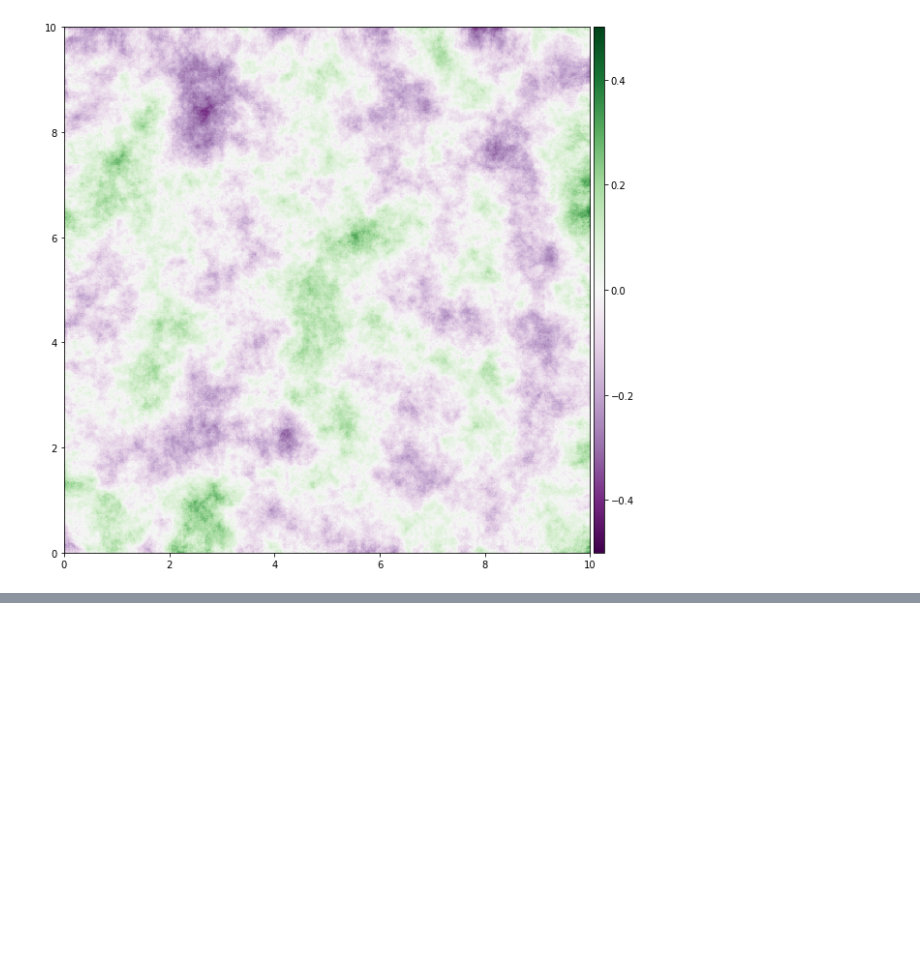
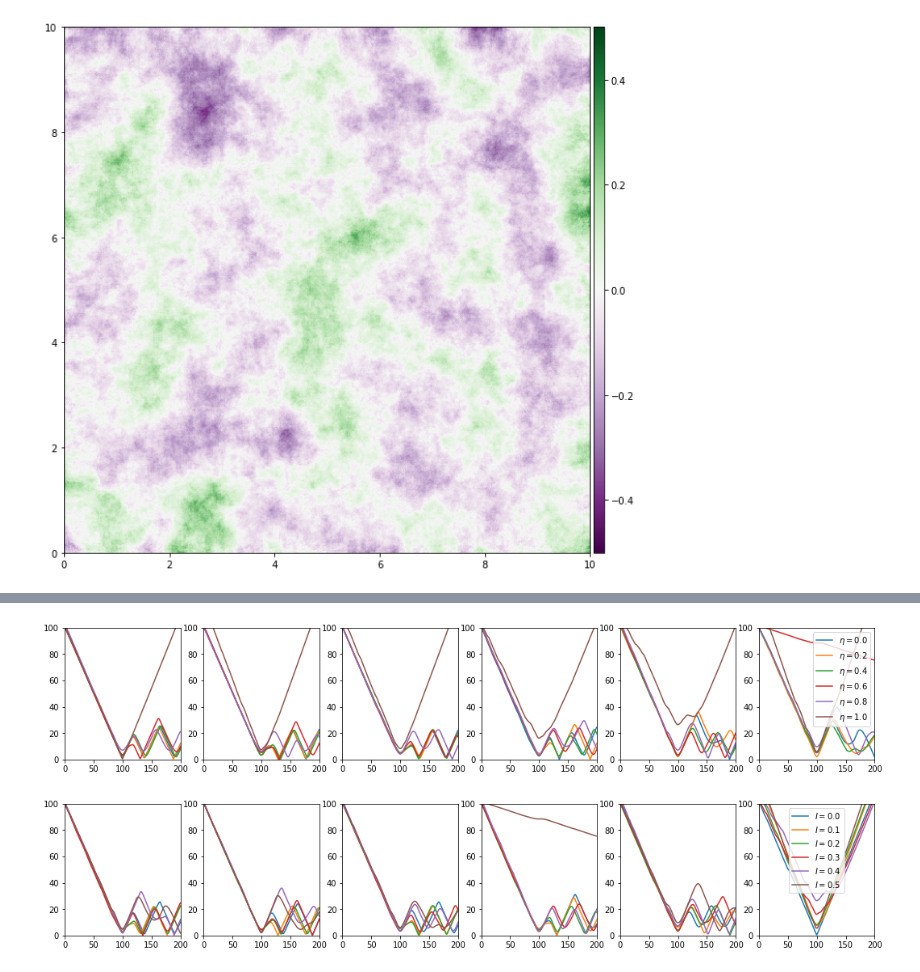
Before and after one commit to InsectRobotics/insectvision, a Jupyter notebook: notebooks/plos.ipynb, the cells around one changed output, grey strips where cells are left out. Cells and saved outputs as stored; diff of their text form; code cells hidden in the pictures; blank space fills up the shorter version.

```diff
--- a/notebooks/plos.ipynb
+++ b/notebooks/plos.ipynb
@@ -344,0 +379,20 @@ np.savez_compressed("data/pi-stats.npz", **stats)
+# %%
+plt.figure("Inclinations' tortuosity", figsize=(18, 3))
+for j, max_alt in enumerate(un_max_alts):
+    for id, noise in enumerate(un_noises):
+        d_x = d_xs[np.all([max_alt == max_alts, noise == noises], axis=0)]
+        d_c = d_cs[np.all([max_alt == max_alts, noise == noises], axis=0)]
+        plot_tortuosity(d_c, d_x, id=id, label=r'$\eta = %.1f$' % noise, subplot=101 + len(un_max_alts) * 10 + j)
+plt.legend()
+
+plt.figure("Disturbances' tortuosity", figsize=(18, 3))
+for j, noise in enumerate(un_noises):
+    for id, max_alt in enumerate(un_max_alts):
+        d_x = d_xs[np.all([max_alt == max_alts, noise == noises], axis=0)]
+        d_c = d_cs[np.all([max_alt == max_alts, noise == noises], axis=0)]
+        plot_tortuosity(d_c, d_x, id=id, label=r'$I = %.1f$' % max_alt, subplot=101 + len(un_noises) * 10 + j)
+plt.legend()
+plt.show()
+# %% [output]
+[figure, added]
+[figure, added]
```
Also changed, not shown: parts of 12 cells of this notebook, 4 other files.
